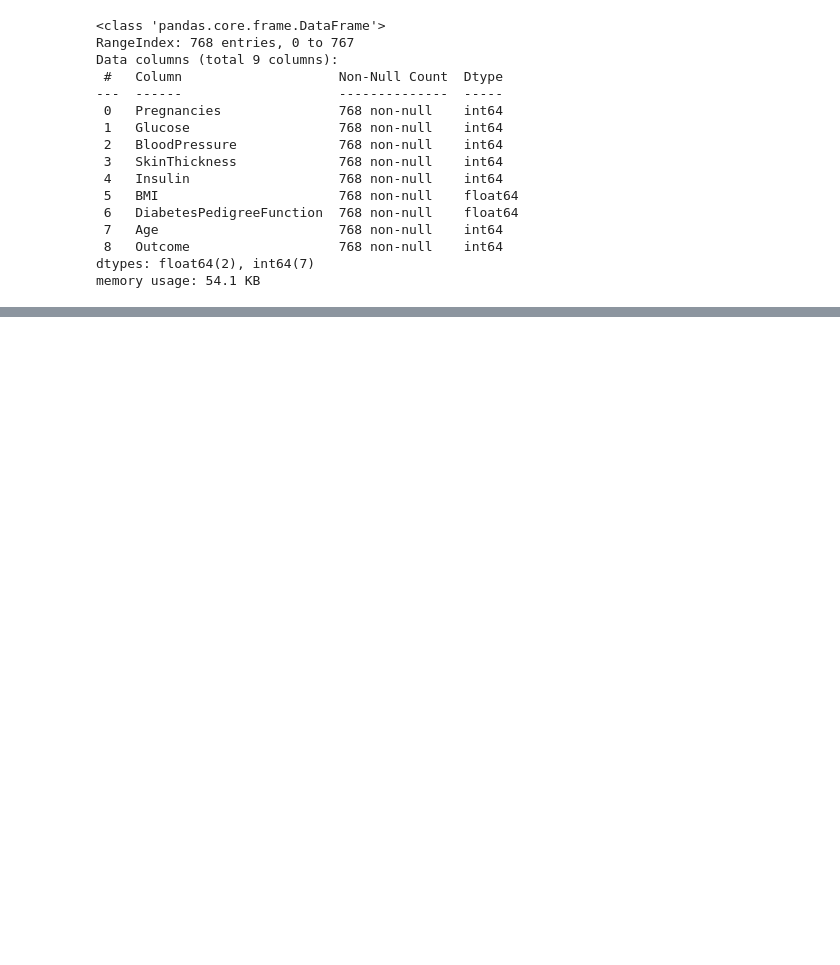
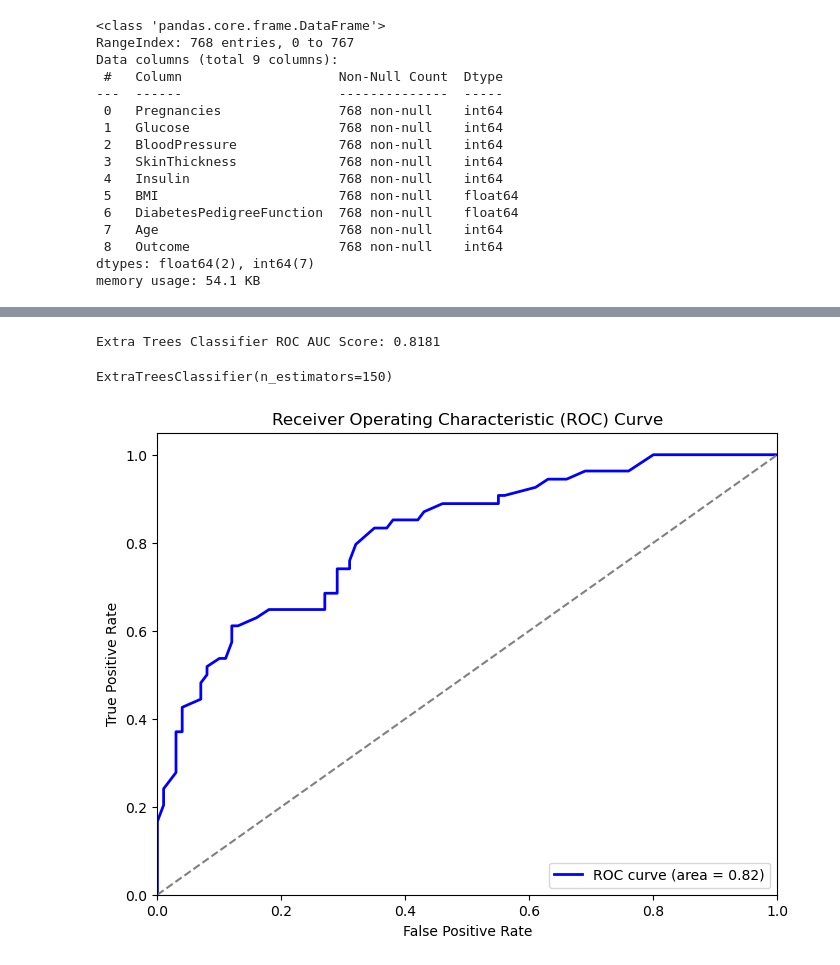
Before and after one commit to KalyanM45/OpenHealth, a Jupyter notebook: Notebook_Experiments/Diabetes_Disease_Prediction.ipynb, the cells around one changed output, grey strips where cells are left out. Drawn from its saved outputs; the diff is of its cells as text; code cells hidden in the pictures; blank space fills up the shorter version.

```diff
--- a/Notebook_Experiments/Diabetes_Disease_Prediction.ipynb
+++ b/Notebook_Experiments/Diabetes_Disease_Prediction.ipynb
@@ -77,0 +96,3 @@ from sklearn.ensemble import ExtraTreesClassifier
+# %%
+discrete_features=[feature for feature in numerical_columns if len(df[feature].unique())<25]
+continuous_features=[feature for feature in numerical_columns if feature not in discrete_features]
@@ -77,0 +128,7 @@ from sklearn.ensemble import ExtraTreesClassifier
+# %%
+for feature in continuous_features:
+    IQR = df[feature].quantile(0.75) - df[feature].quantile(0.25)
+    lower_limit = df[feature].quantile(0.25) - (IQR * 3)
+    upper_limit = df[feature].quantile(0.75) + (IQR * 3)
+    df.loc[df[feature] >= upper_limit, feature] = upper_limit
+    df.loc[df[feature] < lower_limit, feature] = lower_limit
@@ -82,2 +139,6 @@ y = df['Outcome']
 x_train, x_test, y_train, y_test =train_test_split(x,y,test_size=0.20,random_state=40,stratify=df['Outcome'])
+# %%
+scaler = StandardScaler()
+x_train = scaler.fit_transform(x_train)
+x_test = scaler.fit_transform(x_test)
 # %%
@@ -163,0 +256,35 @@ Confusion Matrix:
+# %%
+from sklearn.metrics import roc_auc_score
+from sklearn.model_selection import train_test_split
+best_model.fit(x_train, y_train)  # Train the model
+y_pred_prob = model.predict_proba(x_test)[:, 1]  # Predict probabilities for positive class
+roc_auc = roc_auc_score(y_test, y_pred_prob)  # Calculate ROC AUC score
+print(f'{name} ROC AUC Score: {roc_auc:.4f}')
+# %% [output]
+Extra Trees Classifier ROC AUC Score: 0.8181
+# %%
+best_model
+# %% [output]
+ExtraTreesClassifier(n_estimators=150)
+# %%
+import matplotlib.pyplot as plt
+from sklearn.metrics import roc_curve
+
+# Assuming you have already trained the Logistic Regression model and obtained y_pred_prob
+
+# Calculate the false positive rate (fpr) and true positive rate (tpr) for various threshold values
+fpr, tpr, thresholds = roc_curve(y_test, y_pred_prob)
+
+# Plot ROC curve
+plt.figure(figsize=(8, 6))
+plt.plot(fpr, tpr, color='blue', lw=2, label='ROC curve (area = {:.2f})'.format(roc_auc))
+plt.plot([0, 1], [0, 1], color='gray', linestyle='--')  # Plot diagonal line
+plt.xlim([0.0, 1.0])
+plt.ylim([0.0, 1.05])
+plt.xlabel('False Positive Rate')
+plt.ylabel('True Positive Rate')
+plt.title('Receiver Operating Characteristic (ROC) Curve')
+plt.legend(loc='lower right')
+plt.show()
+# %% [output]
+[figure, added]
```
Also changed, not shown: parts of 13 cells of this notebook.
